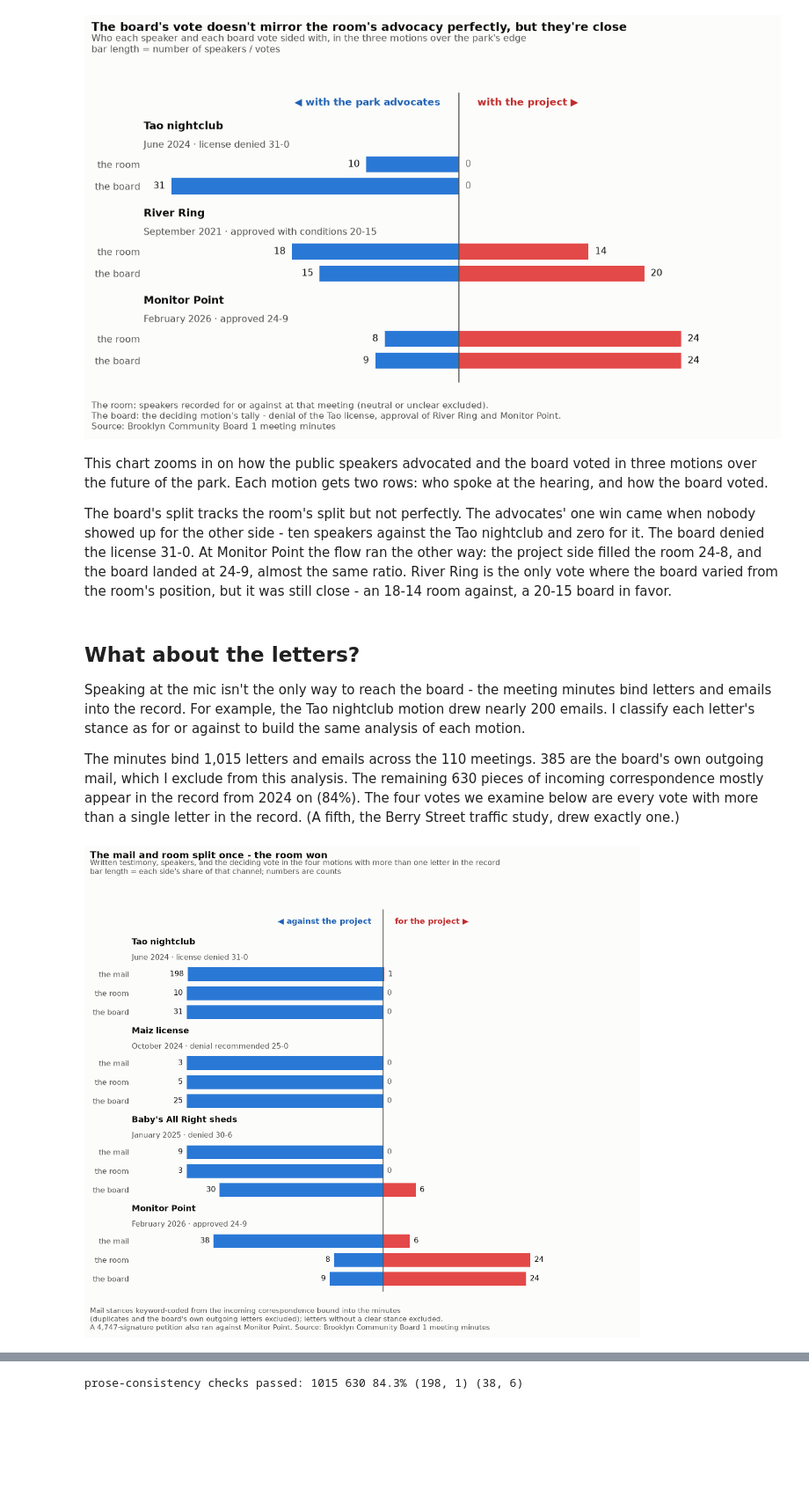
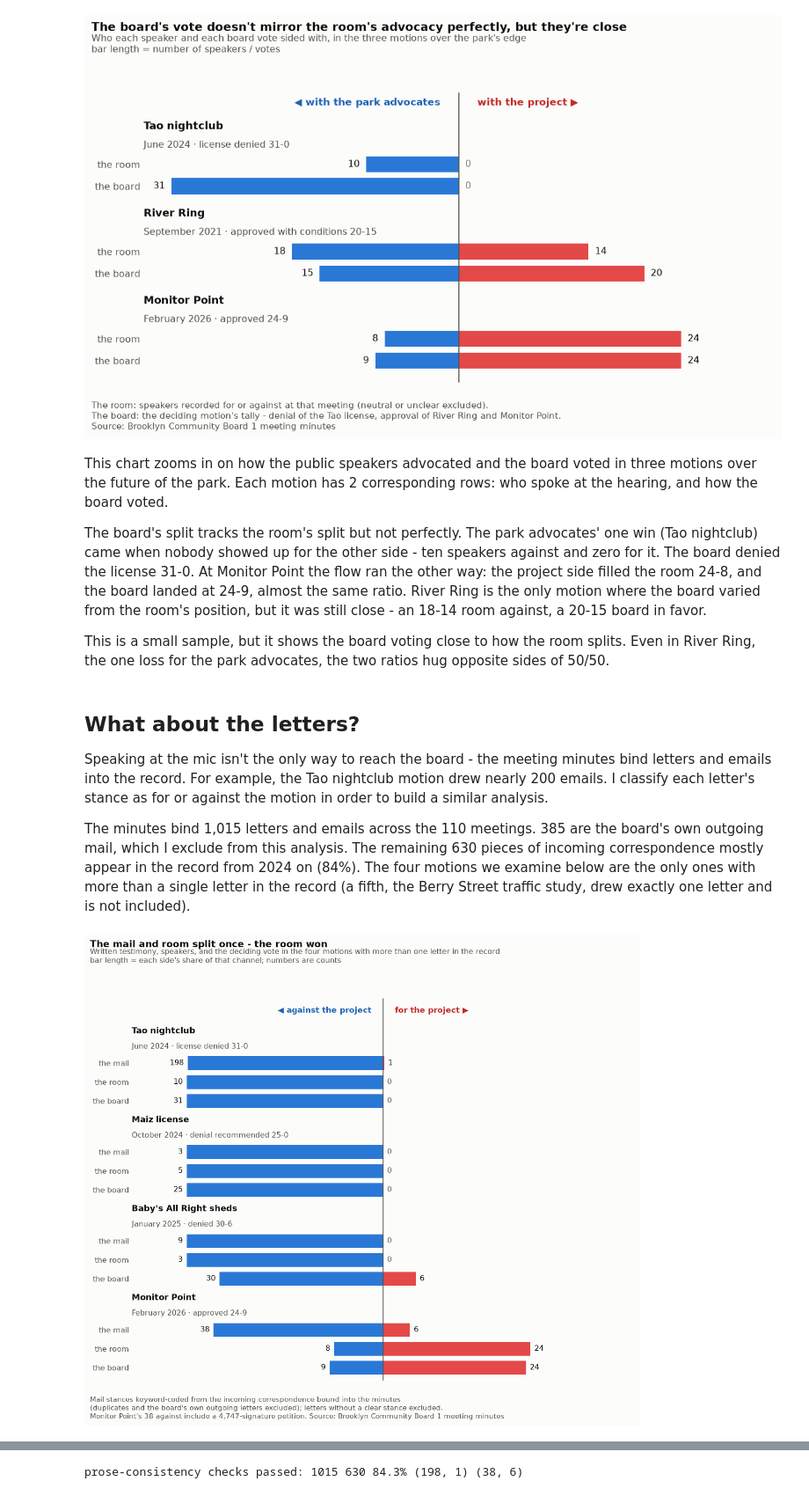
Before and after one commit to blowenstein0/cb1-minutes-analysis, a Jupyter notebook: analysis/blog_v2.ipynb, the cells around one changed output, grey strips where cells are left out. Shown at 88% size. Cells and saved outputs as stored; diff of their text form; code cells hidden in the pictures; blank space fills up the shorter version.

```diff
--- a/analysis/blog_v2.ipynb
+++ b/analysis/blog_v2.ipynb
@@ -330,17 +335,20 @@ plt.show()
 # %% [output]
 [figure]
 # %% [markdown]
-This chart zooms in on how the public speakers advocated and the board voted in three motions over the future of the park. Each motion gets two rows: who spoke at the hearing, and how the board voted.
+This chart zooms in on how the public speakers advocated and the board voted in three motions over the future of the park. Each motion has 2 corresponding rows: who spoke at the hearing, and how the board voted.
 
-The board's split tracks the room's split but not perfectly. The advocates' one win came when nobody showed up for the other side - ten speakers against the Tao nightclub and zero for it. The board denied the license 31-0. At Monitor Point the flow ran the other way: the project side filled the room 24-8, and the board landed at 24-9, almost the same ratio. River Ring is the only vote where the board varied from the room's position, but it was still close - an 18-14 room against, a 20-15 board in favor.
+The board's split tracks the room's split but not perfectly. The park advocates' one win (Tao nightclub) came when nobody showed up for the other side - ten speakers against and zero for it. The board denied the license 31-0. At Monitor Point the flow ran the other way: the project side filled the room 24-8, and the board landed at 24-9, almost the same ratio. River Ring is the only motion where the board varied from the room's position, but it was still close - an 18-14 room against, a 20-15 board in favor.
+
+This is a small sample, but it shows the board voting close to how the room splits. Even in River Ring, the one loss for the park advocates, the two ratios hug opposite sides of 50/50.
 # %% [markdown]
 ## What about the letters?
 
-Speaking at the mic isn't the only way to reach the board - the meeting minutes bind letters and emails into the record. For example, the Tao nightclub motion drew nearly 200 emails. I classify each letter's stance as for or against to build the same analysis of each motion.
+Speaking at the mic isn't the only way to reach the board - the meeting minutes bind letters and emails into the record. For example, the Tao nightclub motion drew nearly 200 emails. I classify each letter's stance as for or against the motion in order to build a similar analysis.
 
-The minutes bind 1,015 letters and emails across the 110 meetings. 385 are the board's own outgoing mail, which I exclude from this analysis. The remaining 630 pieces of incoming correspondence mostly appear in the record from 2024 on (84%). The four votes we examine below are every vote with more than a single letter in the record. (A fifth, the Berry Street traffic study, drew exactly one.)
+The minutes bind 1,015 letters and emails across the 110 meetings. 385 are the board's own outgoing mail, which I exclude from this analysis. The remaining 630 pieces of incoming correspondence mostly appear in the record from 2024 on (84%). The four motions we examine below are the only ones with more than a single letter in the record (a fifth, the Berry Street traffic study, drew exactly one letter and is not included).
 # %%
 #| fig-alt: "Diverging bar chart of four motions: Tao nightclub, Maiz license, Baby's All Right sheds, and Monitor Point. Rows show the mail, the room, and the board split for and against each project. Mail runs against in all four (Tao 198-1, Maiz 3-0, sheds 9-0, Monitor Point 38-6); only at Monitor Point does the room run in favor (24-8), and the board lands 24-9 with the room."
+#| column: body-outset
 # The mail, with direction: take the unique incoming items (parser above),
 # match each to a fight by its header/opening, and use its keyword-coded
 # stance. The stance rules were audited against the source text with an LLM
@@ -387,33 +395,33 @@ for g, (name, sub, (m_ag, m_for), (r_ag, r_for), (b_ag, b_for)) in enumerate(MAI
         tot = ag + fr
         ax.barh(y, -ag / tot, height=0.62, color=BLUE)
         ax.barh(y, fr / tot, height=0.62, color=RED)
         ax.annotate(str(ag), (-ag / tot - 0.02, y), ha="right", va="center",
                     fontsize=9.5, color=INK if ag else GRAYTXT)
         ax.annotate(str(fr), (fr / tot + 0.02, y), ha="left", va="center",
                     fontsize=9.5, color=INK if fr else GRAYTXT)
         ys.append(y)
         ylabels.append(("the mail", "the room", "the board")[row])
 ax.axvline(0, color=INK2, lw=1)
 ax.set_yticks(ys, ylabels, fontsize=9.5)
 ax.set_ylim(15.0, -2.2)
 ax.set_xlim(-1.28, 1.28)
 ax.set_xticks([])
 ax.spines[["top", "right", "bottom", "left"]].set_visible(False)
 ax.tick_params(colors=INK2, length=0)
 ax.annotate("◀ against the project", (-0.06, -1.55), ha="right",
             fontsize=10, color=BLUETXT, fontweight="bold")
 ax.annotate("for the project ▶", (0.06, -1.55), ha="left",
             fontsize=10, color=REDTXT, fontweight="bold")
 fig.suptitle("The mail and room split once - the room won",
              fontsize=12, color=INK, x=0.01, ha="left", fontweight="bold")
 fig.text(0.01, 0.925, "Written testimony, speakers, and the deciding vote in the four motions with more than one letter in the record\n"
          "bar length = each side's share of that channel; numbers are counts", fontsize=9.5, color=INK2, va="bottom")
 fig.text(0.01, -0.015, "Mail stances keyword-coded from the incoming correspondence bound into the minutes\n"
          "(duplicates and the board's own outgoing letters excluded); letters without a clear stance excluded.\n"
-         "A 4,747-signature petition also ran against Monitor Point. " + SRC,
+         "Monitor Point's 38 against include a 4,747-signature petition. " + SRC,
          fontsize=9, color=INK2, va="top")
 fig.tight_layout(rect=[0, 0, 1, 0.91])
 plt.show()
 # %% [output]
-[figure, old version]
+[figure, new version]
 # %% [markdown]
```
Also changed, not shown: parts of 12 cells of this notebook, 1 other file.
